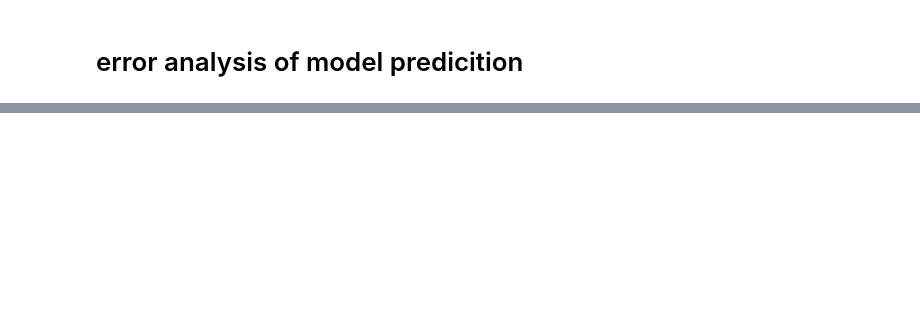
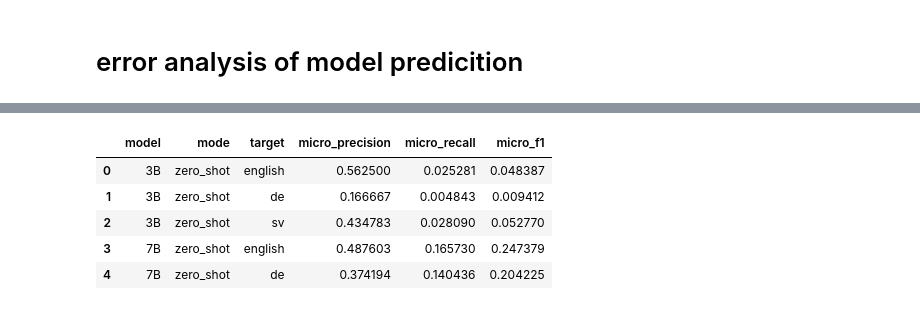
Before and after one commit to AlMaSm7/LLM_sentiment_classification, a Jupyter notebook: notebooks/error_analysis_prompting.ipynb, the cells around one changed output, grey strips where cells are left out. Saved outputs shown, nothing was run; the diff lists cells and outputs as text; code cells hidden in the pictures; blank space fills up the shorter version.

```diff
--- a/notebooks/error_analysis_prompting.ipynb
+++ b/notebooks/error_analysis_prompting.ipynb
@@ -1,11 +1,13 @@
 # %% [markdown]
 # error analysis of model predicition
 # %%
+import ast
+import json
 from pathlib import Path
 
+import matplotlib.pyplot as plt
 import pandas as pd
 import seaborn as sns
-import matplotlib.pyplot as plt
 
 PROJECT_ROOT = Path.cwd().resolve().parents[0]
 PROMPTING_PATH = PROJECT_ROOT / "outputs" / "predictions" / "prompting"
@@ -33,16 +35,16 @@ for mode in modes:
                 print(f"Warning: Could not find {file_path}")
 
 # This master DataFrame is perfect for groupby operations and Seaborn plotting
-master_df = pd.concat(all_dfs_prompting_values, ignore_index=True)
+prompting_values_df = pd.concat(all_dfs_prompting_values, ignore_index=True)
 
 # load all the metrics for the prompting experiments
 for mode in modes:
     for model in models:
         for target in targets:
-            file_path = PROMPTING_PATH / mode / f"test_{model}_{target}_metrics.csv"
+            file_path = PROMPTING_PATH / mode / f"test_{model}_{target}_metrics.json"
 
             if file_path.exists():
-                df = pd.read_csv(file_path)
+                df = pd.read_json(file_path)
                 # Tag the rows so you know which condition generated them
                 df["model"] = model
                 df["mode"] = mode
@@ -50,4 +52,60 @@ for mode in modes:
                 all_dfs_prompting_metrics.append(df)
             else:
                 print(f"Warning: Could not find {file_path}")
+
+prompting_metrics_df = pd.concat(all_dfs_prompting_metrics, ignore_index=True)
+
+# Extract metrics cleanly from the JSON files directly also add direct F1 score and all that here per emotion
+metrics_records = []
+for mode in modes:
+    for model in models:
+        for target in targets:
+            file_path = PROMPTING_PATH / mode / f"test_{model}_{target}_metrics.json"
+            if file_path.exists():
+                with open(file_path, "r") as f:
+                    data = json.load(f)
+                    metrics_records.append({
+                        "model": model,
+                        "mode": mode,
+                        "target": target,
+                        "micro_precision": data["secondary"]["micro_precision"],
+                        "micro_recall": data["secondary"]["micro_recall"],
+                        "micro_f1": data["primary"]["micro_f1"],
+
+
+                    })
+
+metrics_summary_df = pd.DataFrame(metrics_records)
+
+
+# sanitize columns
+def safe_parse_list(val):
+    if isinstance(val, list):
+        return val
+    try:
+        return ast.literal_eval(val)
+    except (ValueError, SyntaxError):
+        return []
+
+# Apply to the long-format values DataFrame
+prompting_values_df["true_labels"] = prompting_values_df["true_labels"].apply(safe_parse_list)
+prompting_values_df["normalized_prediction"] = prompting_values_df["normalized_prediction"].apply(safe_parse_list)
+
+# Re-pivot with the cleaned lists
+prompting_comparison_df = prompting_values_df.pivot_table(
+    index=["alignment_id"], # true_labels removed from index to avoid tuple grouping issues
+    columns=["model", "mode", "target"],
+    values="normalized_prediction",
+    aggfunc="first"
+)
+
+# Bring true labels back using the same three-level column structure
+true_labels_df = (
+    prompting_values_df
+    .drop_duplicates("alignment_id")
+    .set_index("alignment_id")["true_labels"]
+    .reindex(prompting_comparison_df.index)
+)
+
+prompting_comparison_df[("metadata", "metadata", "true_labels")] = true_labels_df
 # %% [output]
@@ -71,0 +112,6 @@ Warning: Could not find /scratch/s6866425/llm_project/outputs/predictions/prompt
+|  | model | mode | target | micro_precision | micro_recall | micro_f1 |
+| 0 | 3B | zero_shot | english | 0.562500 | 0.025281 | 0.048387 |
+| 1 | 3B | zero_shot | de | 0.166667 | 0.004843 | 0.009412 |
+| 2 | 3B | zero_shot | sv | 0.434783 | 0.028090 | 0.052770 |
+| 3 | 7B | zero_shot | english | 0.487603 | 0.165730 | 0.247379 |
+| 4 | 7B | zero_shot | de | 0.374194 | 0.140436 | 0.204225 |
```
Also changed, not shown: parts of 7 cells of this notebook, 1 other file.
